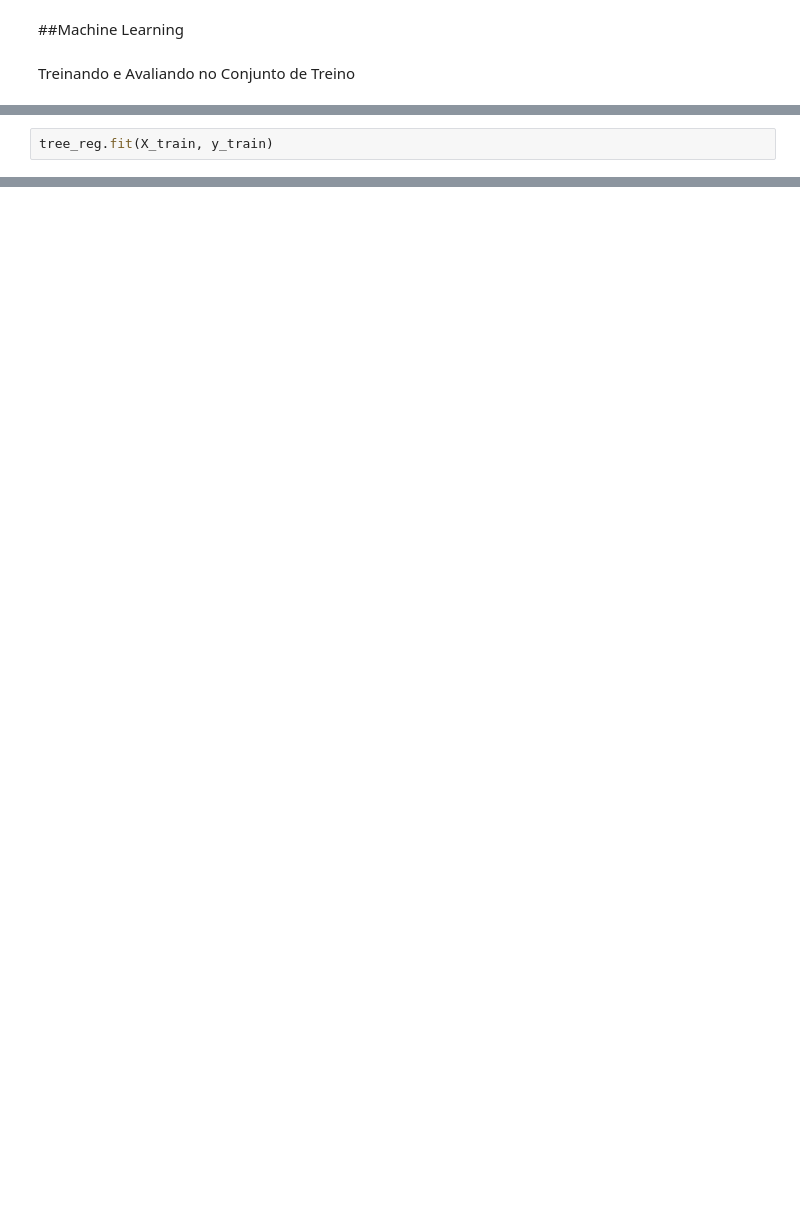
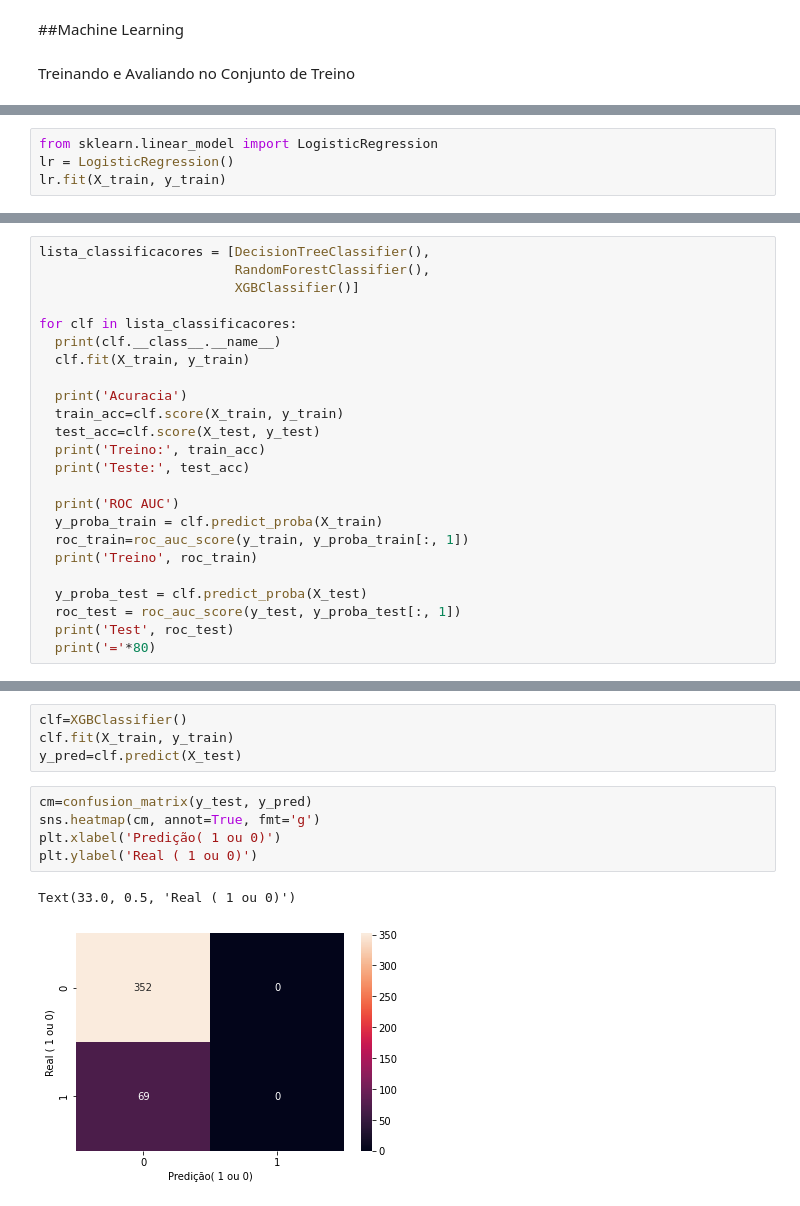
Before and after one commit to paulaassisb/projeto-final-ds-awari, a Jupyter notebook: Projeto_Awari_Paula_Assis_(v2).ipynb, the cells around one changed output, grey strips where cells are left out. Drawn from its saved outputs; the diff is of its cells as text; blank space fills up the shorter version.

```diff
--- a/Projeto_Awari_Paula_Assis_(v2).ipynb
+++ b/Projeto_Awari_Paula_Assis_(v2).ipynb
@@ -428,2 +335,0 @@ tree_reg = DecisionTreeRegressor()
-# %%
-tree_reg.fit(X_train, y_train)
@@ -503,0 +336,4 @@ ValueError: ignored
+# %%
+from sklearn.linear_model import LogisticRegression
+lr = LogisticRegression()
+lr.fit(X_train, y_train)
@@ -503,0 +360,24 @@ ValueError: ignored
+# %%
+lista_classificacores = [DecisionTreeClassifier(),
+                         RandomForestClassifier(),
+                         XGBClassifier()]
+
+for clf in lista_classificacores:
+  print(clf.__class__.__name__)
+  clf.fit(X_train, y_train)
+
+  print('Acuracia')
+  train_acc=clf.score(X_train, y_train)
+  test_acc=clf.score(X_test, y_test)
+  print('Treino:', train_acc)
+  print('Teste:', test_acc)
+
+  print('ROC AUC')
+  y_proba_train = clf.predict_proba(X_train)
+  roc_train=roc_auc_score(y_train, y_proba_train[:, 1])
+  print('Treino', roc_train)
+
+  y_proba_test = clf.predict_proba(X_test)
+  roc_test = roc_auc_score(y_test, y_proba_test[:, 1])
+  print('Test', roc_test)
+  print('='*80)
@@ -503,0 +402,12 @@ ValueError: ignored
+# %%
+clf=XGBClassifier()
+clf.fit(X_train, y_train)
+y_pred=clf.predict(X_test)
+# %%
+cm=confusion_matrix(y_test, y_pred)
+sns.heatmap(cm, annot=True, fmt='g')
+plt.xlabel('Predição( 1 ou 0)')
+plt.ylabel('Real ( 1 ou 0)')
+# %% [output]
+Text(33.0, 0.5, 'Real ( 1 ou 0)')
+[figure, added]
```
Also changed, not shown: parts of 72 cells of this notebook.
